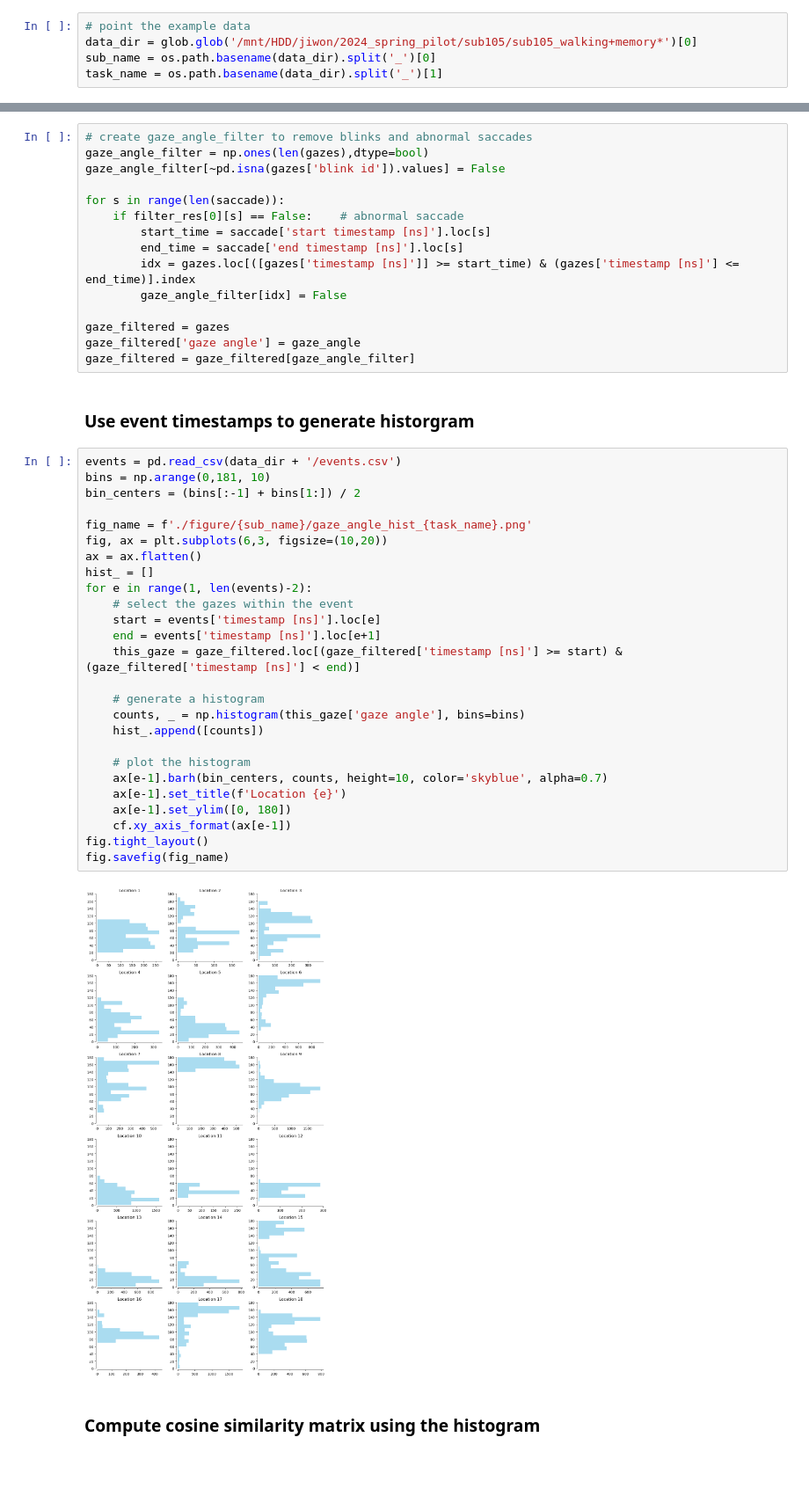
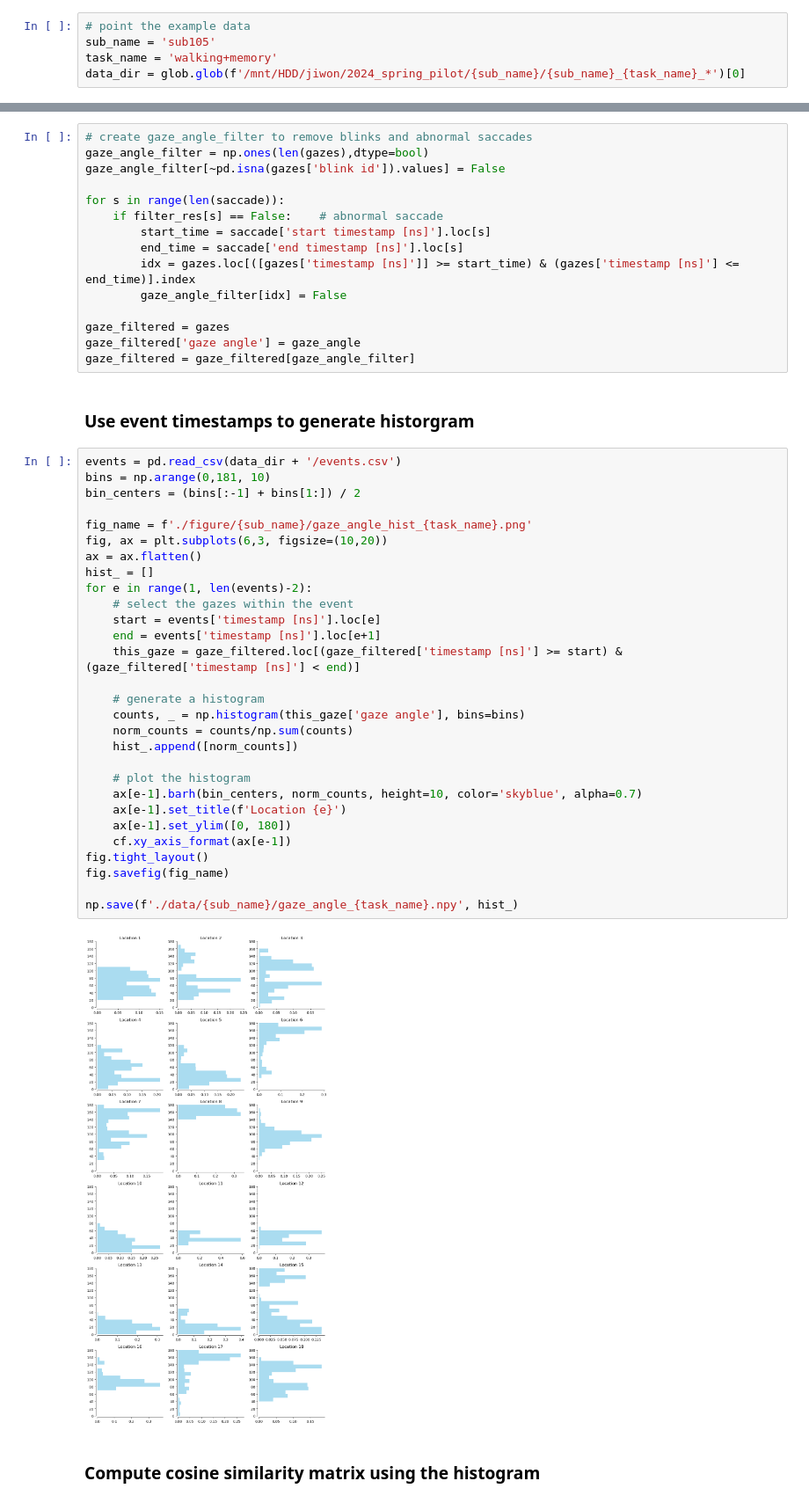
Before and after one commit to jiwonyeon/gaze_vs_gravity_walking, a Jupyter notebook: gaze_angle_similarity_matrix.ipynb, the cells around one changed output, grey strips where cells are left out. Shown at 88% size. Cells and saved outputs as stored; diff of their text form; blank space fills up the shorter version.

Commit message:
gaze_angle_similarity

```diff
--- a/gaze_angle_similarity_matrix.ipynb
+++ b/gaze_angle_similarity_matrix.ipynb
@@ -7,6 +7,6 @@ import sys
 sys.path.append('./helper')
 # %%
 # point the example data
-data_dir = glob.glob('/mnt/HDD/jiwon/2024_spring_pilot/sub105/sub105_walking+memory*')[0]
-sub_name = os.path.basename(data_dir).split('_')[0]
-task_name = os.path.basename(data_dir).split('_')[1]
+sub_name = 'sub105'
+task_name = 'walking+memory'
+data_dir = glob.glob(f'/mnt/HDD/jiwon/2024_spring_pilot/{sub_name}/{sub_name}_{task_name}_*')[0]
@@ -121,7 +118,7 @@ gaze_angle_filter = np.ones(len(gazes),dtype=bool)
 gaze_angle_filter[~pd.isna(gazes['blink id']).values] = False
 
 for s in range(len(saccade)):
-    if filter_res[0][s] == False:    # abnormal saccade
+    if filter_res[s] == False:    # abnormal saccade
         start_time = saccade['start timestamp [ns]'].loc[s]
         end_time = saccade['end timestamp [ns]'].loc[s]
         idx = gazes.loc[([gazes['timestamp [ns]']] >= start_time) & (gazes['timestamp [ns]'] <= end_time)].index
@@ -135,31 +132,34 @@ gaze_filtered = gaze_filtered[gaze_angle_filter]
 # %%
 events = pd.read_csv(data_dir + '/events.csv')
 bins = np.arange(0,181, 10)
 bin_centers = (bins[:-1] + bins[1:]) / 2
 
 fig_name = f'./figure/{sub_name}/gaze_angle_hist_{task_name}.png'
 fig, ax = plt.subplots(6,3, figsize=(10,20))
 ax = ax.flatten()
 hist_ = []
 for e in range(1, len(events)-2):
     # select the gazes within the event
     start = events['timestamp [ns]'].loc[e]
     end = events['timestamp [ns]'].loc[e+1]
     this_gaze = gaze_filtered.loc[(gaze_filtered['timestamp [ns]'] >= start) & (gaze_filtered['timestamp [ns]'] < end)]
 
     # generate a histogram
     counts, _ = np.histogram(this_gaze['gaze angle'], bins=bins)
-    hist_.append([counts])
+    norm_counts = counts/np.sum(counts)
+    hist_.append([norm_counts])
 
     # plot the histogram
-    ax[e-1].barh(bin_centers, counts, height=10, color='skyblue', alpha=0.7)
+    ax[e-1].barh(bin_centers, norm_counts, height=10, color='skyblue', alpha=0.7)
     ax[e-1].set_title(f'Location {e}')
     ax[e-1].set_ylim([0, 180])
     cf.xy_axis_format(ax[e-1])
 fig.tight_layout()
 fig.savefig(fig_name)
+
+np.save(f'./data/{sub_name}/gaze_angle_{task_name}.npy', hist_)
 # %% [output]
-[figure, old version]
+[figure, new version]
 # %% [markdown]
 ### Compute cosine similarity matrix using the histogram
 # %%
```
Also changed, not shown: parts of 2 cells of this notebook, 1 other file.
